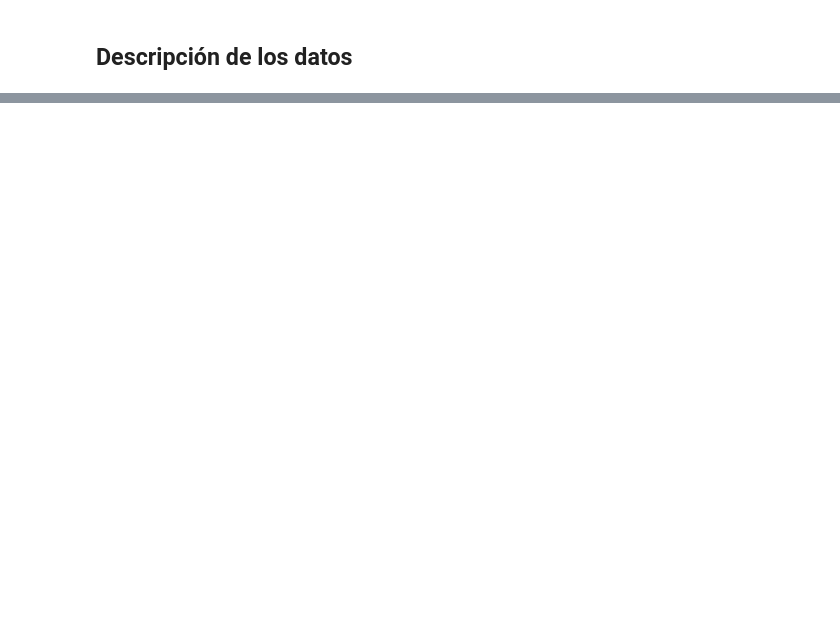
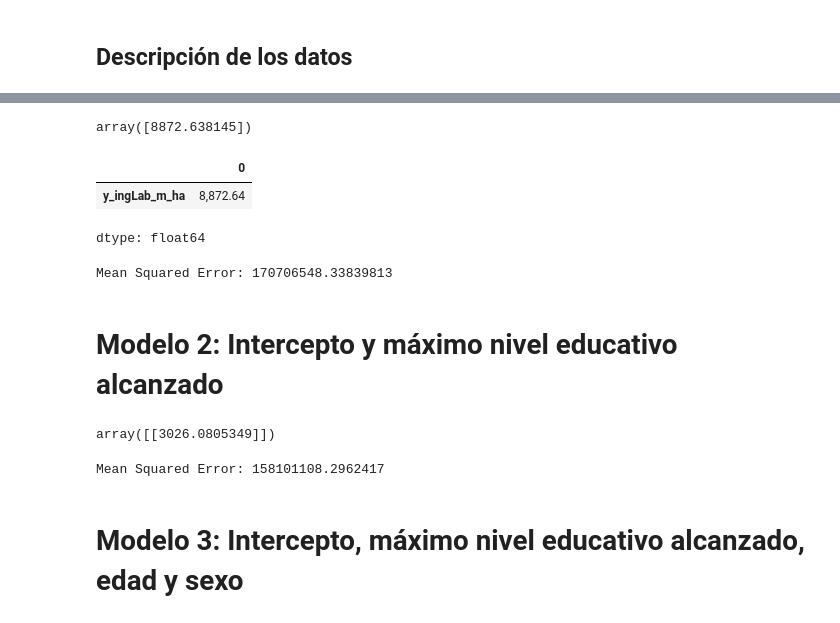
Before and after one commit to carolinabasile/ProblemSet1_MachineLearning, a Jupyter notebook: PS1.ipynb, the cells around one changed output, grey strips where cells are left out. Drawn from its saved outputs; the diff is of its cells as text; code cells hidden in the pictures; blank space fills up the shorter version.

```diff
--- a/PS1.ipynb
+++ b/PS1.ipynb
@@ -324,0 +384,45 @@ for var in variables_independientes:
+# %%
+# Definimos el modelo
+X0 = np.ones((len(y_train), 1))
+model1=  LinearRegression().fit(X0,y_train)
+model1.intercept_
+# %% [output]
+array([8872.638145])
+# %%
+# Media estimada
+y_train.mean()
+# %% [output]
+|  | 0 |
+| y_ingLab_m_ha | 8,872.64 |
+dtype: float64
+# %%
+# Predicciones basadas en el modelo 1
+X0_test = np.ones((len(y_test), 1))
+y_hat_model1 = model1.predict(X0_test)
+
+# Calculamos el Mean Squared Error
+mse1 = mean_squared_error(y_test, y_hat_model1)
+
+print(f'Mean Squared Error: {mse1}')
+# %% [output]
+Mean Squared Error: 170706548.33839813
+# %% [markdown]
+# Modelo 2: Intercepto y máximo nivel educativo alcanzado
+# %%
+# Definimos el modelo
+model2=  LinearRegression().fit(X_train[['maxEducLevel']],y_train)
+model2.coef_
+# %% [output]
+array([[3026.0805349]])
+# %%
+# Predicciones basadas en el modelo 2
+y_hat_model2 = model2.predict(X_test[['maxEducLevel']])
+
+# Calculamos el Mean Squared Error
+mse2 = mean_squared_error(y_test, y_hat_model2)
+
+print(f'Mean Squared Error: {mse2}')
+# %% [output]
+Mean Squared Error: 158101108.2962417
+# %% [markdown]
+# Modelo 3: Intercepto, máximo nivel educativo alcanzado, edad y sexo
```
Also changed, not shown: parts of 17 cells of this notebook.
